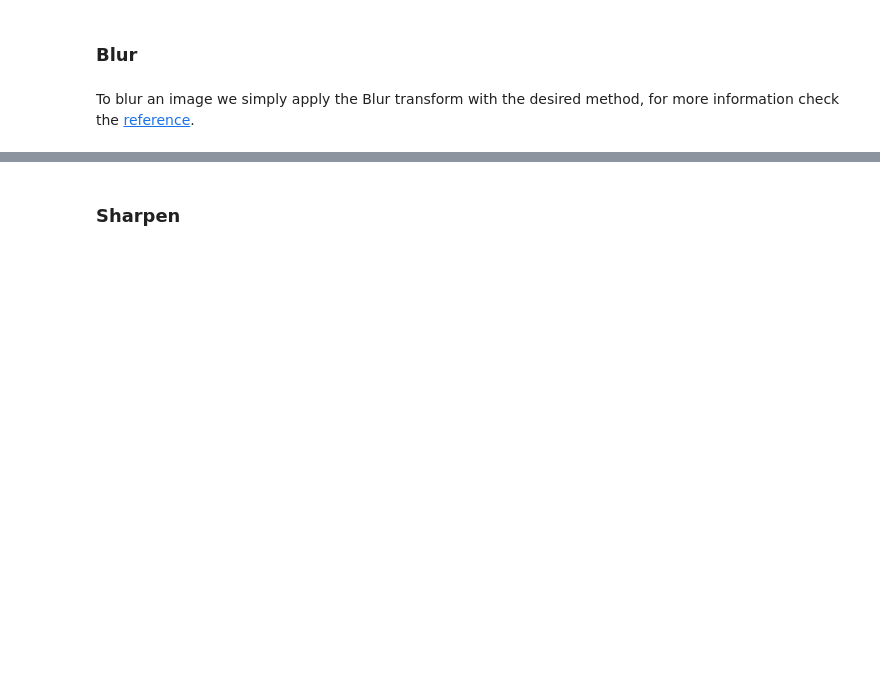
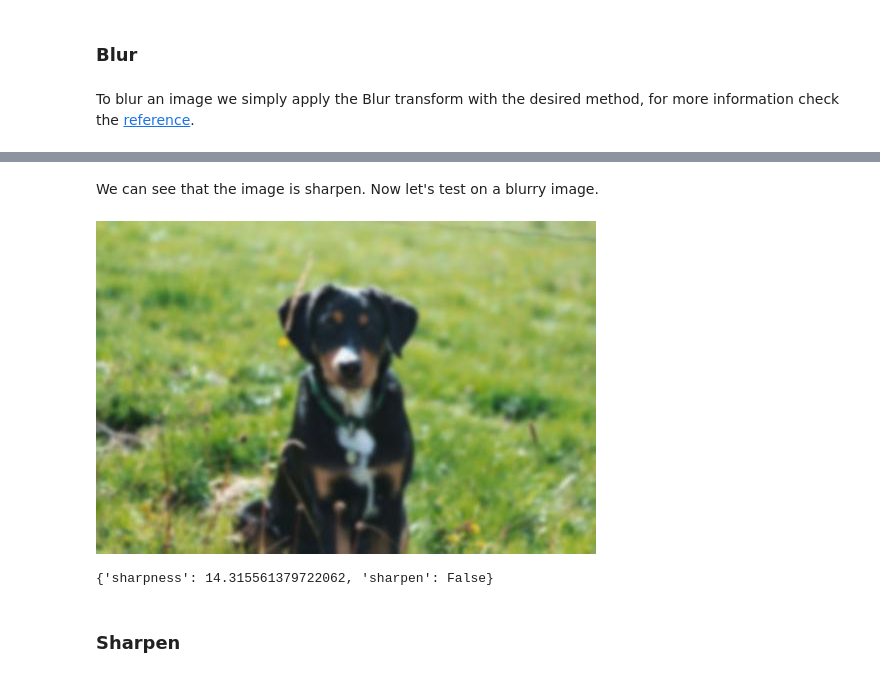
Before and after one commit to easycv/easycv, a Jupyter notebook: docs/source/examples/transforms/filter.ipynb, the cells around one changed output, grey strips where cells are left out. Cells and saved outputs as stored; diff of their text form; code cells hidden in the pictures; blank space fills up the shorter version.

```diff
--- a/docs/source/examples/transforms/filter.ipynb
+++ b/docs/source/examples/transforms/filter.ipynb
@@ -25,3 +37,14 @@ img.apply(Blur(method="bilateral"))
+# %% [markdown]
+We can see that the image is sharpen. Now let's test on a blurry image.
+# %%
+img_blurry = Image('images/blurred.jpg')
+img_blurry
+# %% [output]
+[figure, added]
+# %%
+img_blurry.apply(Sharpness())
+# %% [output]
+{'sharpness': 14.315561379722062, 'sharpen': False}
 # %% [markdown]
 ### Sharpen
 # %% [markdown]
```
Also changed, not shown: parts of 9 cells of this notebook, 5 other files.
